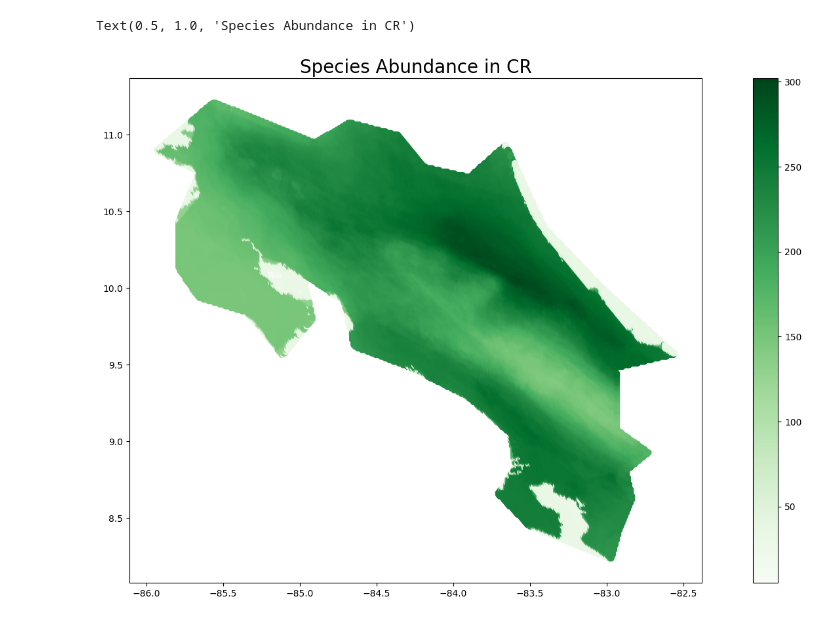
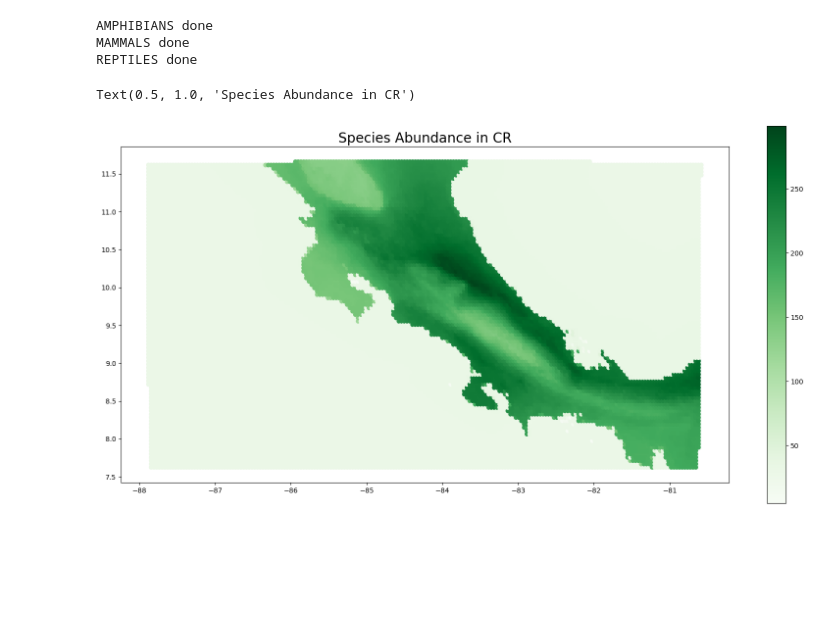
Before and after one commit to HotspotStoplight/HotspotStoplight, a Jupyter notebook: species_count/All Species Count.ipynb, the cells around one changed output. Drawn from its saved outputs; the diff is of its cells as text; code cells hidden in the pictures; blank space fills up the shorter version.

```diff
--- a/species_count/All Species Count.ipynb
+++ b/species_count/All Species Count.ipynb
@@ -6,10 +7,9 @@ import geopandas as gpd
 from helper import *
 # %%
 # enter resolution of grid in meters
-grid_resolution=1000
-# add the file path to each species here
-species_filepath_dict={
-    'amphibians': "D:\hotspot mapping\Data\AMPHIBIANS\AMPHIBIANS\AMPHIBIANS.shp",
-    'reptiles': "D:\hotspot mapping\Data\REPTILES\REPTILES\REPTILES.shp",
-    'mammals': "D:\hotspot mapping\Data\MAMMALS\MAMMALS\MAMMALS.shp",
-}
+grid_resolution=4000
+# add the directory which contains all species data here
+# For example, if the species data is in "D:\hotspot mapping\Data\AMPHIBIANS\AMPHIBIANS\AMPHIBIANS.shp", then directory = "D:\hotspot mapping\Data"
+directory = "D:\hotspot mapping\Data"
+species_list=[x[1] for x in os.walk(directory)][0]
+species_filepath_dict={species:os.path.join(directory,species,species,"{}.shp".format(species)) for species in species_list}
@@ -20,3 +16,6 @@ cr_polygon=cr_map['geometry'].to_list()[0]
+# %%
+# get the area of interest from a geojson file
+cr_polygon = gpd.read_file('D:\hotspot mapping\Data\CR_Crop2.geojson').geometry[0]
 # %%
 final_dict={}
 # generate grid
@@ -26,29 +25,34 @@ for species, file_path in species_filepath_dict.items():
     species_count = count_species(species_geo, grid)
     # plot_abundance(species_count,species_name=species)
     final_dict['count_{}'.format(species)]=species_count
+    print("{} done".format(species))
     # break
 final_df = gpd.GeoDataFrame(final_dict)
+# %% [output]
+AMPHIBIANS done
+MAMMALS done
+REPTILES done
 # %%
 # get the sum of all species
 final_df['species_count']=final_df.sum(axis=1)
 # add the grid to the dataframe
 final_df['geometry']=grid
 # convert geometry to lat/lon
 final_df['lon'] = final_df['geometry'].x
 final_df['lat'] = final_df['geometry'].y
 # plot the total species count
 fig, ax = plt.subplots(figsize=(20,10))
 # gpd.GeoSeries(cr_polygon).plot(ax=ax, color='white', edgecolor='black')
-# plot costa rica map
-cr_map=gpd.read_file(gpd.datasets.get_path('naturalearth_lowres')).query('name == "Costa Rica"')
-cr_map.plot(ax=ax, color='white', edgecolor='black')
+# # plot costa rica map
+# cr_map=gpd.read_file(gpd.datasets.get_path('naturalearth_lowres')).query('name == "Costa Rica"')
+# cr_map.plot(ax=ax, color='white', edgecolor='black')
 # use a colormap to plot the species count
 final_df.plot(ax=ax, column='species_count', legend=True, cmap='Greens')
 # set the title
 ax.set_title('Species Abundance in CR', fontsize=20)
 # %% [output]
 Text(0.5, 1.0, 'Species Abundance in CR')
-[figure, old version]
+[figure, new version]
 # %%
 final_df
 # %% [output]
```
Also changed, not shown: parts of 5 cells of this notebook, 3 other files.
